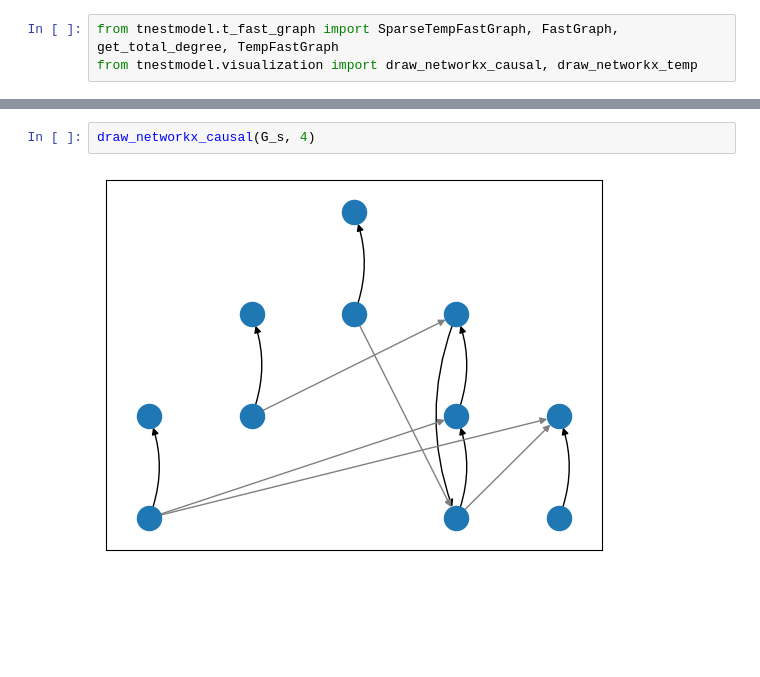
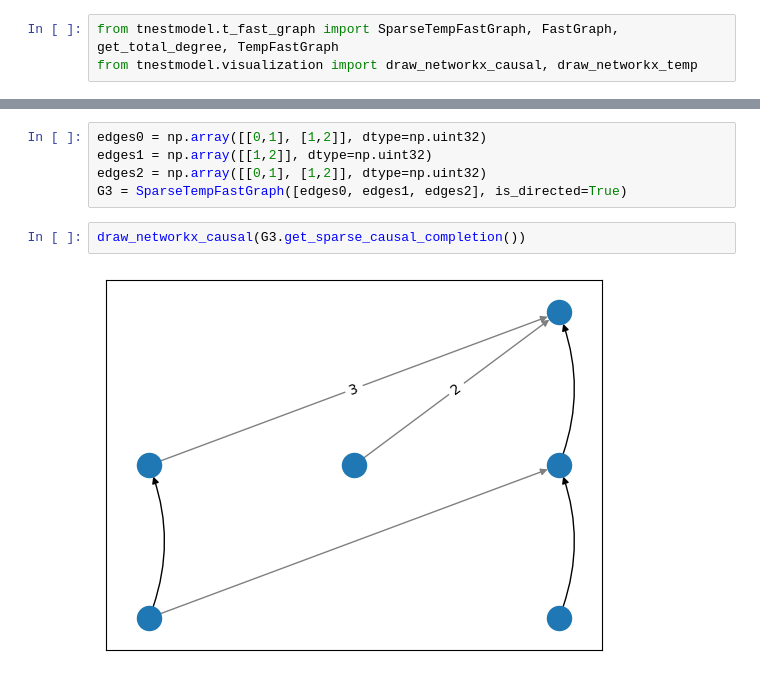
Before and after one commit to Feelx234/temp-nestmodel, a Jupyter notebook: VisualizationDemo.ipynb, the cells around one changed output, grey strips where cells are left out. Cells and saved outputs as stored; diff of their text form; blank space fills up the shorter version.

```diff
--- a/VisualizationDemo.ipynb
+++ b/VisualizationDemo.ipynb
@@ -82,4 +30,9 @@ draw_networkx_causal(G2.get_causal_completion(), 4)
-# %%
-draw_networkx_causal(G_s, 4)
-# %% [output]
-[figure, removed]
+# %%
+edges0 = np.array([[0,1], [1,2]], dtype=np.uint32)
+edges1 = np.array([[1,2]], dtype=np.uint32)
+edges2 = np.array([[0,1], [1,2]], dtype=np.uint32)
+G3 = SparseTempFastGraph([edges0, edges1, edges2], is_directed=True)
+# %%
+draw_networkx_causal(G3.get_sparse_causal_completion())
+# %% [output]
+[figure, added]
```
Also changed, not shown: parts of 11 cells of this notebook, 2 other files.
